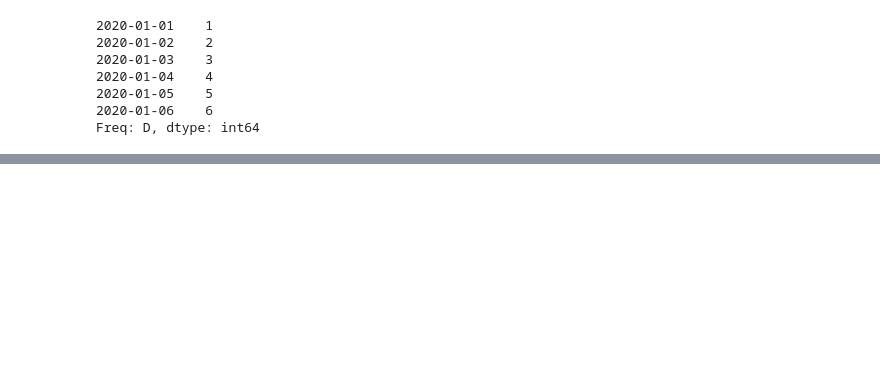
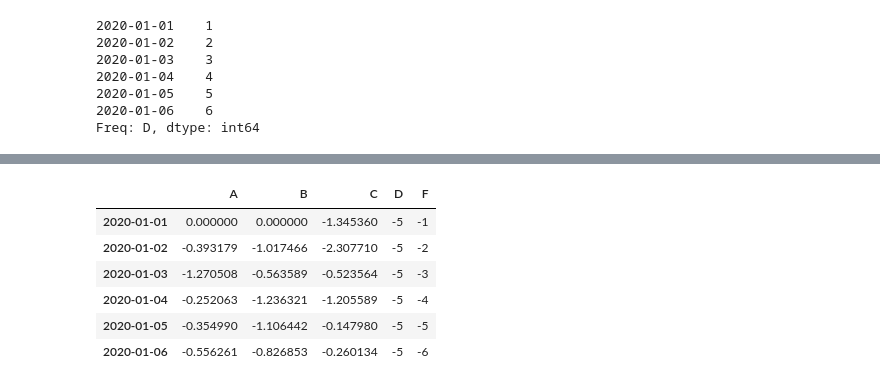
Before and after one commit to mattew8/Pandas_with_jupyter, a Jupyter notebook: pandas 기초.ipynb, the cells around one changed output, grey strips where cells are left out. Drawn from its saved outputs; the diff is of its cells as text; code cells hidden in the pictures; blank space fills up the shorter version.

```diff
--- a/pandas 기초.ipynb
+++ b/pandas 기초.ipynb
@@ -308,0 +322,12 @@ df
+# %%
+df2 = df.copy()
+df2[df2>0] = -df2
+df2
+# %% [output]
+|  | A | B | C | D | F |
+| 2020-01-01 | 0.000000 | 0.000000 | -1.345360 | -5 | -1 |
+| 2020-01-02 | -0.393179 | -1.017466 | -2.307710 | -5 | -2 |
+| 2020-01-03 | -1.270508 | -0.563589 | -0.523564 | -5 | -3 |
+| 2020-01-04 | -0.252063 | -1.236321 | -1.205589 | -5 | -4 |
+| 2020-01-05 | -0.354990 | -1.106442 | -0.147980 | -5 | -5 |
+| 2020-01-06 | -0.556261 | -0.826853 | -0.260134 | -5 | -6 |
```
Also changed, not shown: parts of 45 cells of this notebook.
